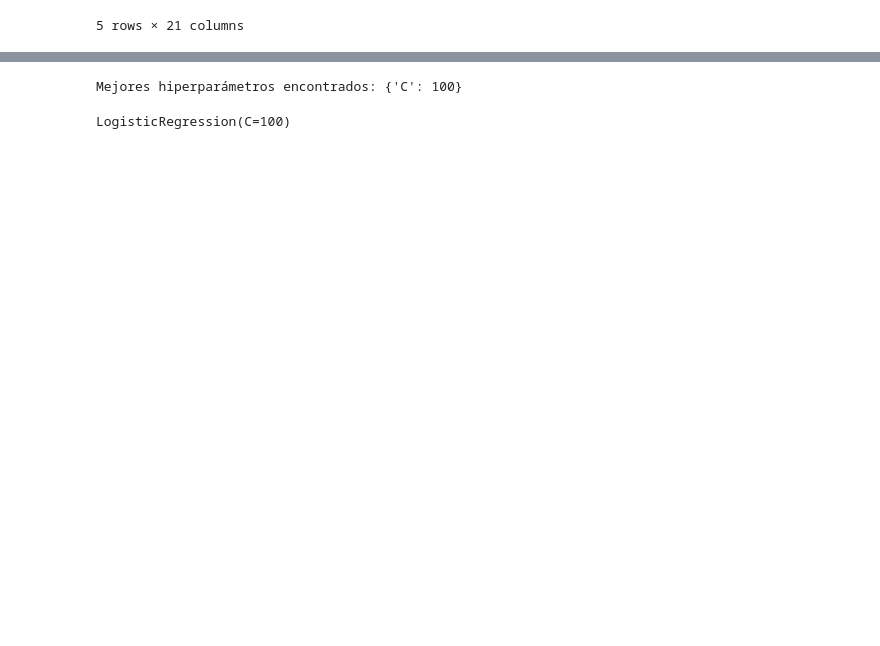
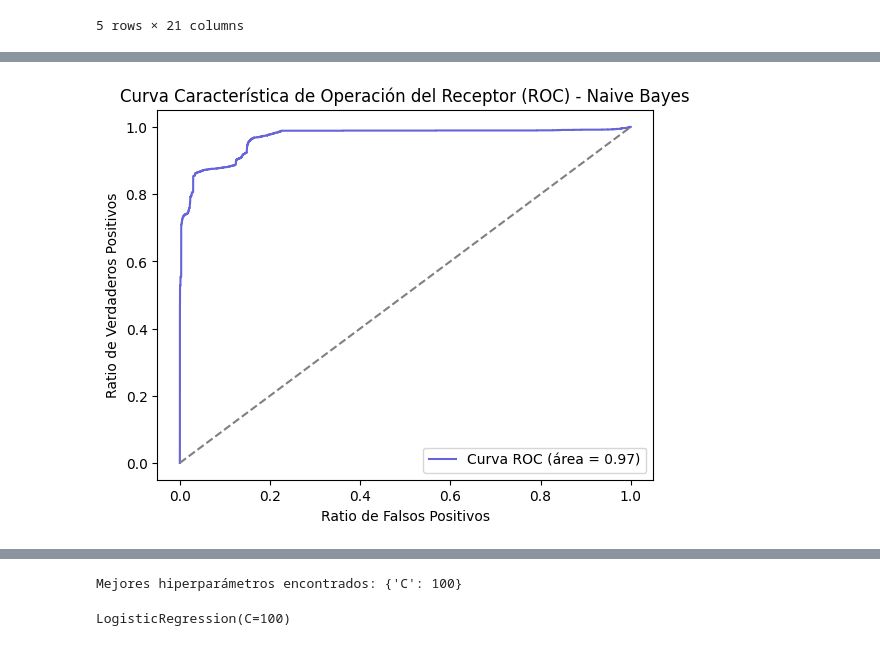
Before and after one commit to jsaulme/Aprendizaje_Automatico_MCD, a Jupyter notebook: tareas/06_Clasificacion.ipynb, the cells around one changed output, grey strips where cells are left out. Drawn from its saved outputs; the diff is of its cells as text; code cells hidden in the pictures; blank space fills up the shorter version.

```diff
--- a/tareas/06_Clasificacion.ipynb
+++ b/tareas/06_Clasificacion.ipynb
@@ -207,0 +213,23 @@ plt.show()
+# %%
+# Entrenar el modelo
+naive_bayes = classifiers['Naive Bayes']
+naive_bayes.fit(X_train_5, y_train_5)
+
+# Obtener las probabilidades predichas
+y_pred_5_prob = naive_bayes.predict_proba(X_test_5)[:, 1]
+
+# Calcular la curva ROC y el AUC
+fpr, tpr, thresholds = roc_curve(y_test_5, y_pred_5_prob)
+auc = roc_auc_score(y_test_5, y_pred_5_prob)
+
+# Graficar la curva ROC
+plt.figure()
+plt.plot(fpr, tpr, color='#6564DB', label=f'Curva ROC (área = {auc:.2f})')
+plt.plot([0, 1], [0, 1], color='gray', linestyle='--')
+plt.xlabel('Ratio de Falsos Positivos')
+plt.ylabel('Ratio de Verdaderos Positivos')
+plt.title('Curva Característica de Operación del Receptor (ROC) - Naive Bayes')
+plt.legend(loc="lower right")
+plt.show()
+# %% [output]
+[figure, added]
```
Also changed, not shown: parts of 28 cells of this notebook.
